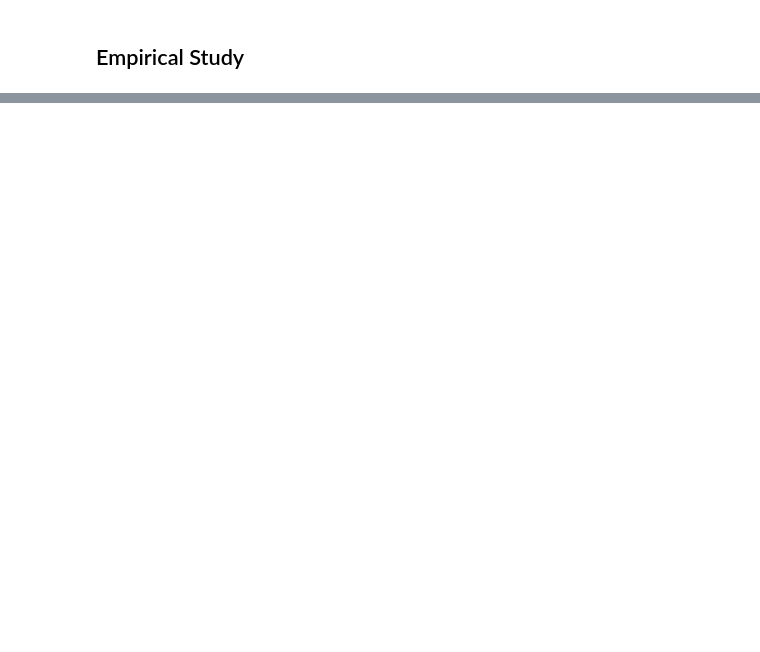
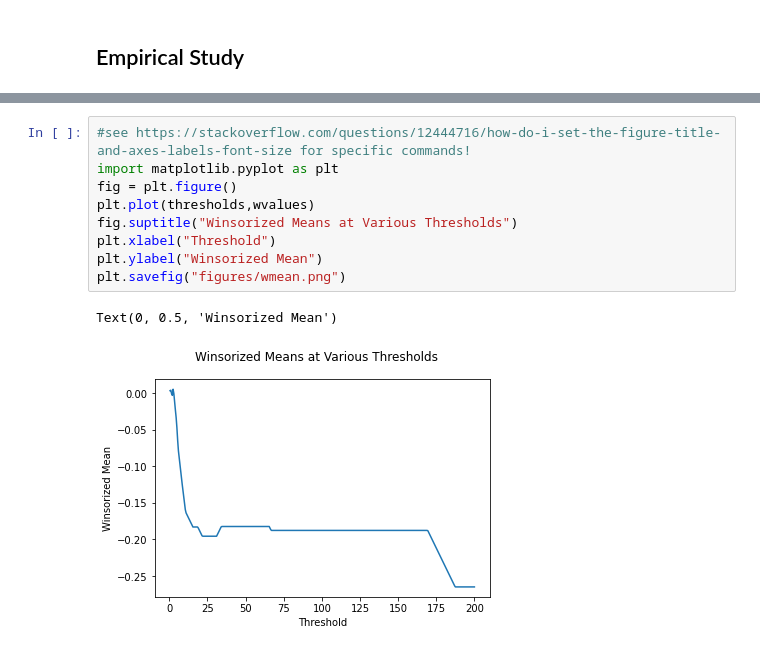
Before and after one commit to SeanSteinle/stat778-hw1, a Jupyter notebook: hw1_main.ipynb, the cells around one changed output, grey strips where cells are left out. Cells and saved outputs as stored; diff of their text form; blank space fills up the shorter version.

```diff
--- a/hw1_main.ipynb
+++ b/hw1_main.ipynb
@@ -66,0 +72,12 @@ True
+# %%
+#see https://stackoverflow.com/questions/12444716/how-do-i-set-the-figure-title-and-axes-labels-font-size for specific commands!
+import matplotlib.pyplot as plt
+fig = plt.figure()
+plt.plot(thresholds,wvalues)
+fig.suptitle("Winsorized Means at Various Thresholds")
+plt.xlabel("Threshold")
+plt.ylabel("Winsorized Mean")
+plt.savefig("figures/wmean.png")
+# %% [output]
+Text(0, 0.5, 'Winsorized Mean')
+[figure, added]
```
Also changed, not shown: parts of 6 cells of this notebook, 3 other files.
